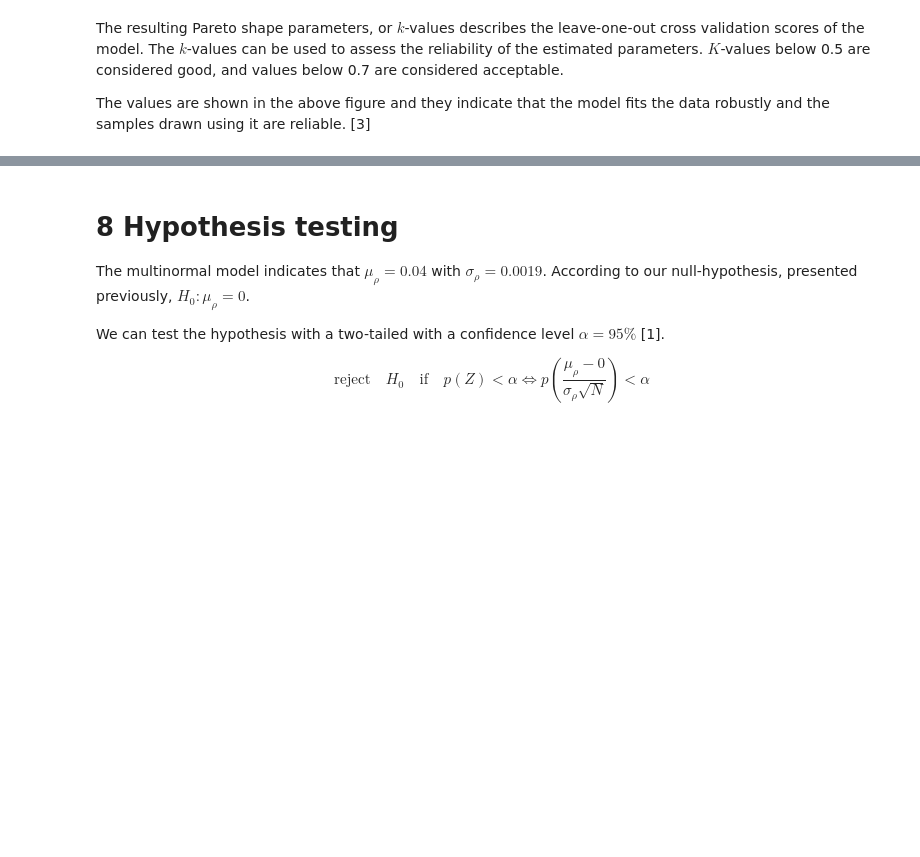
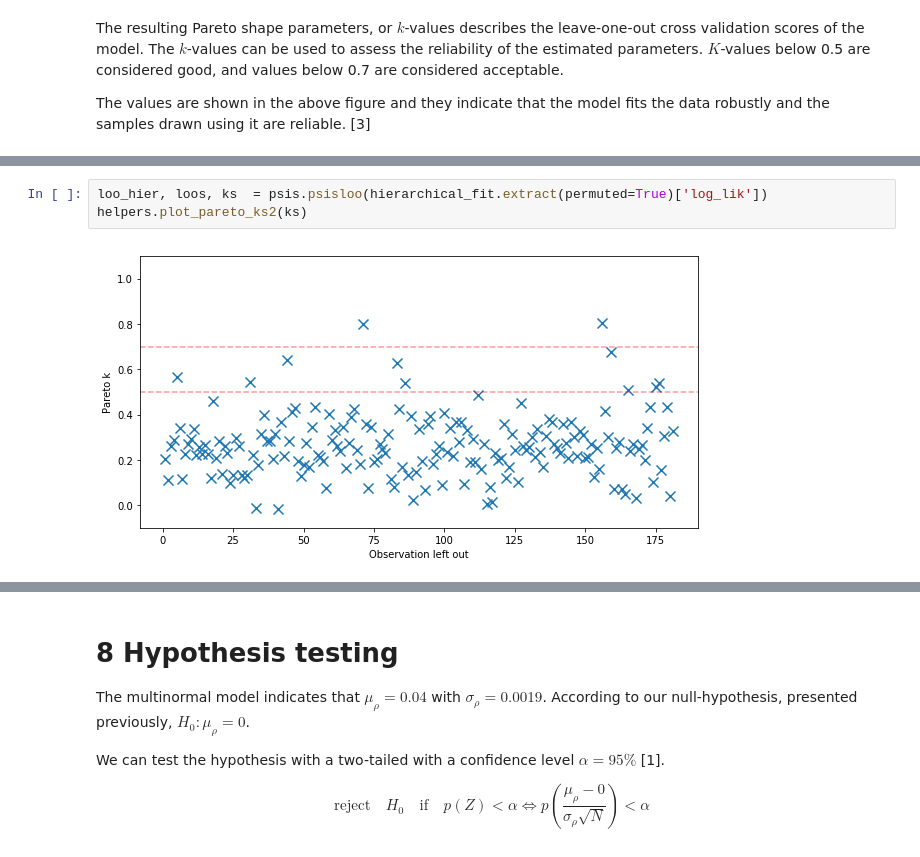
Before and after one commit to gamgi/BDA-project, a Jupyter notebook: study.ipynb, the cells around one changed output, grey strips where cells are left out. Drawn from its saved outputs; the diff is of its cells as text; blank space fills up the shorter version.

```diff
--- a/study.ipynb
+++ b/study.ipynb
@@ -326,0 +483,5 @@ Lorem ipsum doo psis and loo-cv.
+# %%
+loo_hier, loos, ks  = psis.psisloo(hierarchical_fit.extract(permuted=True)['log_lik'])
+helpers.plot_pareto_ks2(ks)
+# %% [output]
+[figure, added]
```
Also changed, not shown: parts of 26 cells of this notebook, 4 other files.
